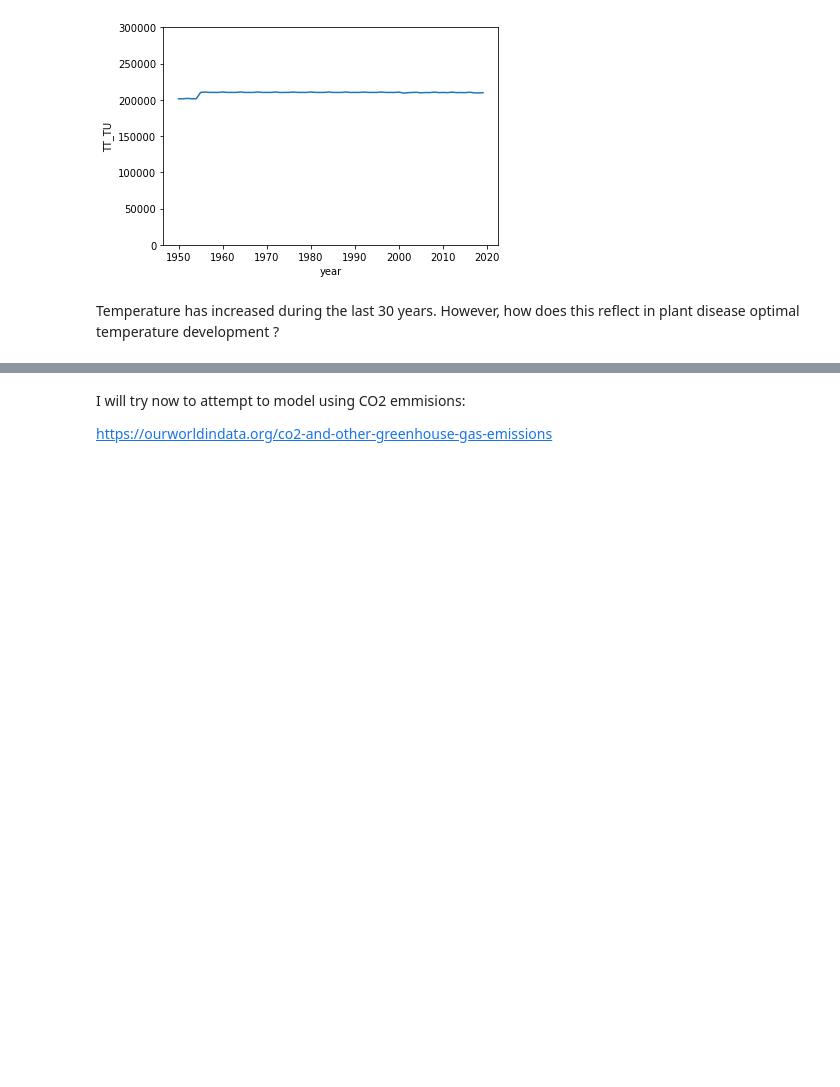
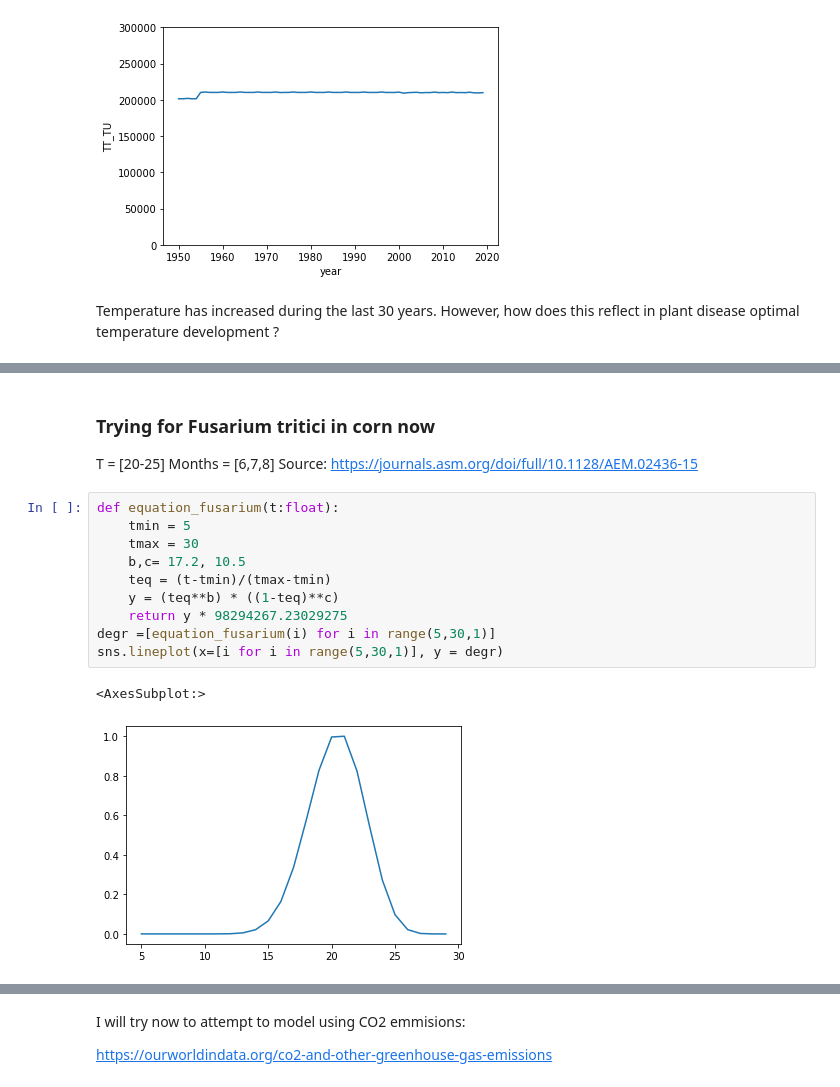
Before and after one commit to serbanradulescu/master_thesis, a Jupyter notebook: project.ipynb, the cells around one changed output, grey strips where cells are left out. Saved outputs shown, nothing was run; the diff lists cells and outputs as text; blank space fills up the shorter version.

```diff
--- a/project.ipynb
+++ b/project.ipynb
@@ -117,0 +118,18 @@ plot_optimal_temperature(df_airtemp, temp_min=15,temp_max=25,hist_start=1950,his
+# %% [markdown]
+### Trying for Fusarium tritici in corn now
+ T = [20-25]
+ Months = [6,7,8]
+ Source: https://journals.asm.org/doi/full/10.1128/AEM.02436-15
+# %%
+def equation_fusarium(t:float):
+    tmin = 5
+    tmax = 30
+    b,c= 17.2, 10.5
+    teq = (t-tmin)/(tmax-tmin)
+    y = (teq**b) * ((1-teq)**c)
+    return y * 98294267.23029275
+degr =[equation_fusarium(i) for i in range(5,30,1)]
+sns.lineplot(x=[i for i in range(5,30,1)], y = degr)
+# %% [output]
+<AxesSubplot:>
+[figure, added]
```
Also changed, not shown: parts of 2 cells of this notebook, 1 other file.
